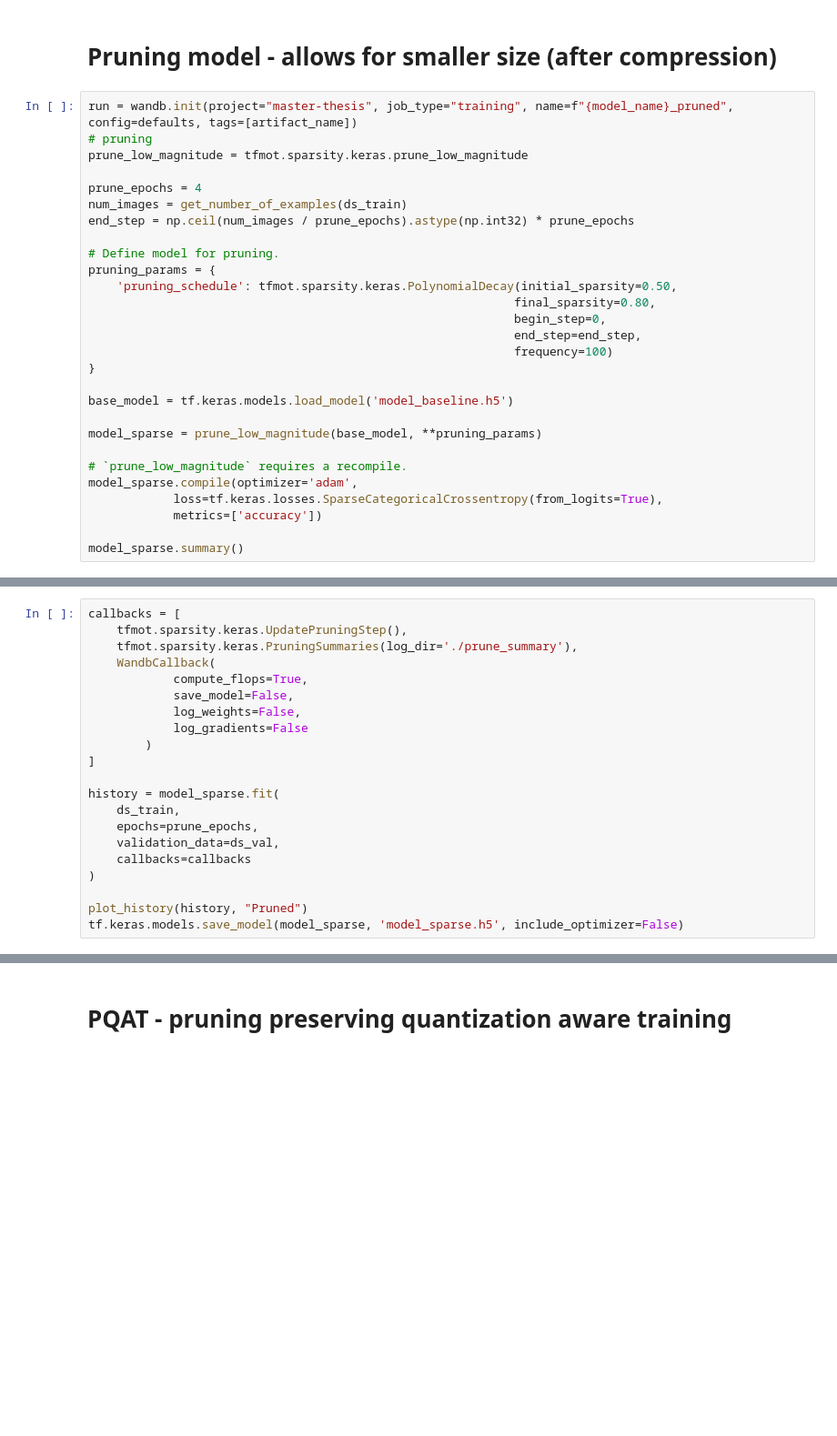
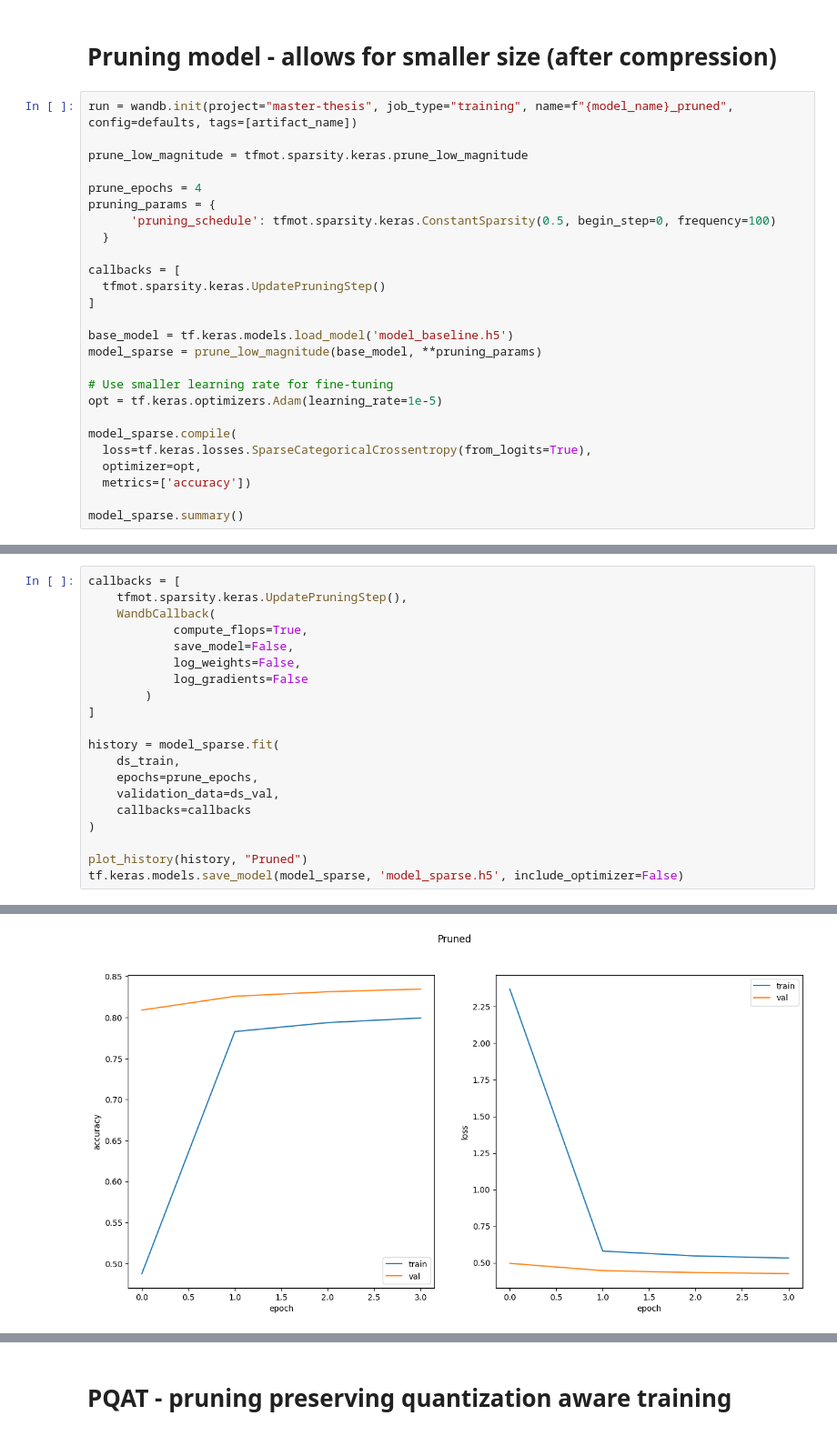
Before and after one commit to WestedCrean/master-thesis, a Jupyter notebook: notebooks/baseline_phcd-pruning.ipynb, the cells around one changed output, grey strips where cells are left out. Shown at 91% size. Cells and saved outputs as stored; diff of their text form; blank space fills up the shorter version.

Commit message:
Fix pruning

```diff
--- a/notebooks/baseline_phcd-pruning.ipynb
+++ b/notebooks/baseline_phcd-pruning.ipynb
@@ -334,29 +555,27 @@ run.finish()
 # Pruning model - allows for smaller size (after compression)
 # %%
 run = wandb.init(project="master-thesis", job_type="training", name=f"{model_name}_pruned", config=defaults, tags=[artifact_name])
-# pruning
+
 prune_low_magnitude = tfmot.sparsity.keras.prune_low_magnitude
 
 prune_epochs = 4
-num_images = get_number_of_examples(ds_train)
-end_step = np.ceil(num_images / prune_epochs).astype(np.int32) * prune_epochs
+pruning_params = {
+      'pruning_schedule': tfmot.sparsity.keras.ConstantSparsity(0.5, begin_step=0, frequency=100)
+  }
 
-# Define model for pruning.
-pruning_params = {
-    'pruning_schedule': tfmot.sparsity.keras.PolynomialDecay(initial_sparsity=0.50,
-                                                            final_sparsity=0.80,
-                                                            begin_step=0,
-                                                            end_step=end_step,
-                                                            frequency=100)
-}
+callbacks = [
+  tfmot.sparsity.keras.UpdatePruningStep()
+]
 
 base_model = tf.keras.models.load_model('model_baseline.h5')
-
 model_sparse = prune_low_magnitude(base_model, **pruning_params)
 
-# `prune_low_magnitude` requires a recompile.
-model_sparse.compile(optimizer='adam',
-            loss=tf.keras.losses.SparseCategoricalCrossentropy(from_logits=True),
-            metrics=['accuracy'])
+# Use smaller learning rate for fine-tuning
+opt = tf.keras.optimizers.Adam(learning_rate=1e-5)
+
+model_sparse.compile(
+  loss=tf.keras.losses.SparseCategoricalCrossentropy(from_logits=True),
+  optimizer=opt,
+  metrics=['accuracy'])
 
 model_sparse.summary()
@@ -363,7 +611,6 @@ model_sparse.summary()
 # %%
 callbacks = [
     tfmot.sparsity.keras.UpdatePruningStep(),
-    tfmot.sparsity.keras.PruningSummaries(log_dir='./prune_summary'),
     WandbCallback(
             compute_flops=True,
             save_model=False,
@@ -381,3 +628,4 @@ history = model_sparse.fit(
 
 plot_history(history, "Pruned")
 tf.keras.models.save_model(model_sparse, 'model_sparse.h5', include_optimizer=False)
+# %% [output]
@@ -384 +658,2 @@ tf.keras.models.save_model(model_sparse, 'model_sparse.h5', include_optimizer=Fa
+[figure, added]
 # %%
```
Also changed, not shown: parts of 19 cells of this notebook, 14 other files.
